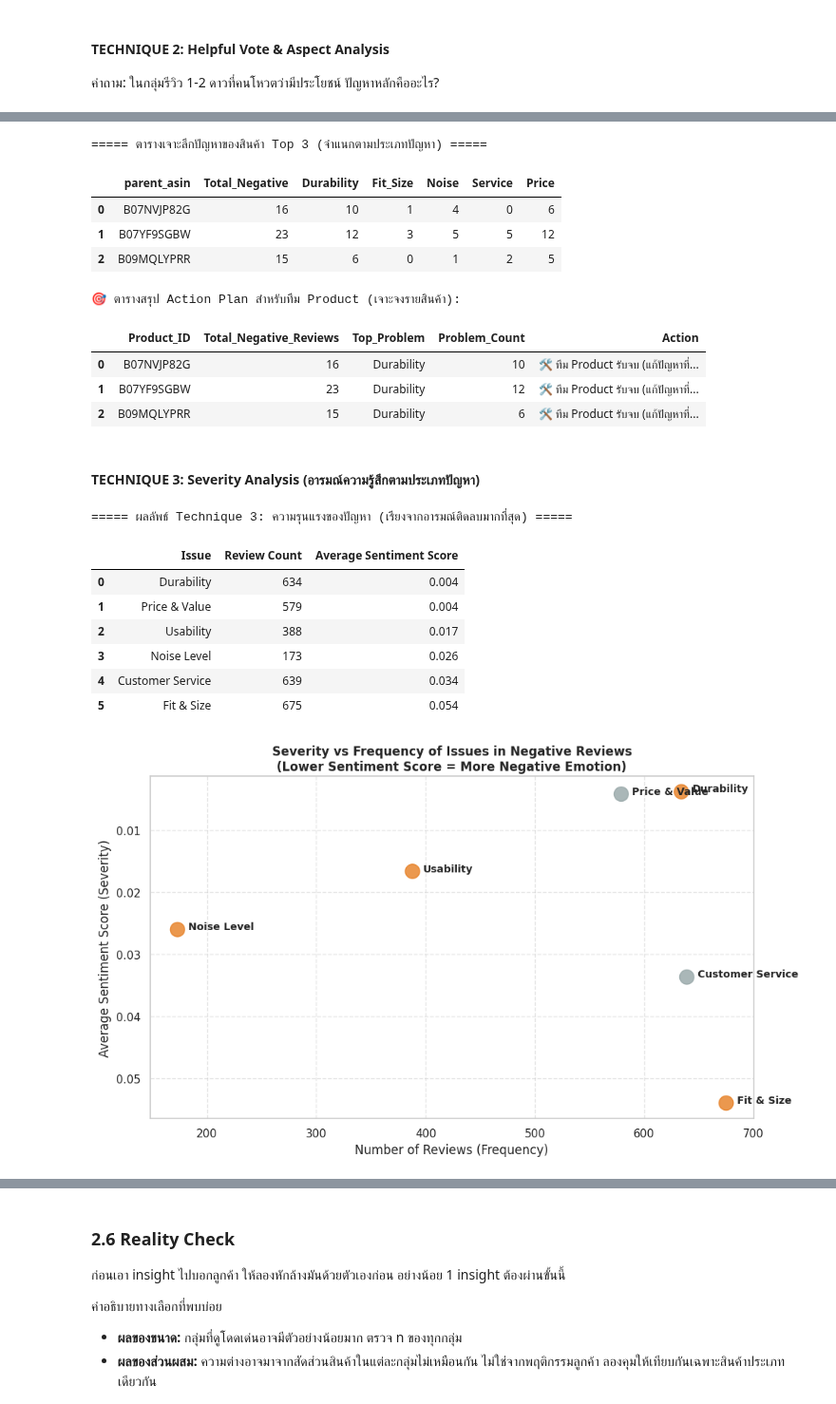
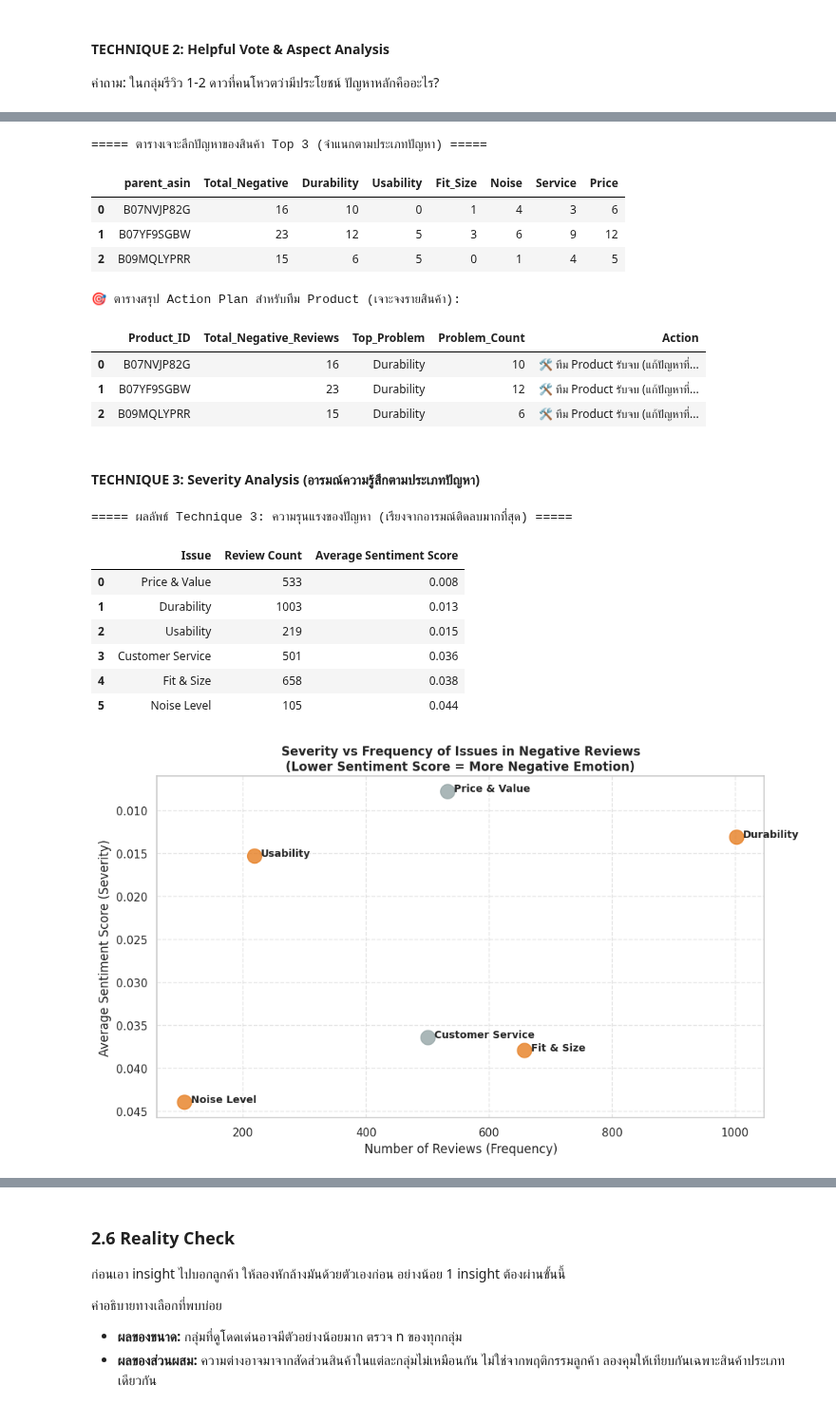
Before and after one commit to doperjerr/Project1-Text_Analytics69, a Jupyter notebook: project1_text_analytics69.ipynb, the cells around one changed output, grey strips where cells are left out. Shown at 95% size. Drawn from its saved outputs; the diff is of its cells as text; code cells hidden in the pictures.

```diff
--- a/project1_text_analytics69.ipynb
+++ b/project1_text_analytics69.ipynb
@@ -765,11 +767,12 @@ df_ngrams = pd.DataFrame({
 print("\n--- ผลลัพธ์จากการทำ N-gram (ใช้เป็นฐานในการตั้งสมมติฐาน) ---")
 display(df_ngrams)
 
-durability_kw = ['stop', 'stopped', 'broken', 'die', 'died', 'burn', 'last', 'work' ,'stopped working', 'didnt work', 'doesnt work', 'quit working','broke','fail','failed','poor quality','break']
-fit_kw = ['fit', 'size', 'wrong', 'small', 'large', 'match','didnt fit', 'doesnt fit', 'does fit']
-service_kw = ['service', 'support', 'contact', 'customer service']
+durability_kw = ['stop', 'stopped', 'broken', 'die', 'died','dead', 'burn', 'last', 'work' ,'stopped working','stop working', 'didnt work', 'doesnt work', 'quit working','broke','fail', 'failure', 'failed','poor quality','break','defctive','malfunction']
+usability_kw = ['difficult', 'hard to use', 'complicated', 'confusing', 'instructions', 'manual', 'install', 'setup']
+fit_kw = ['fit', 'size', 'wrong', 'small', 'large', 'match','didnt fit', 'doesnt fit', 'does fit', 'too small', 'too large', 'tight', 'loose', 'dimension']
+service_kw = ['service', 'support', 'contact', 'customer service', 'return', 'replacement']
 price_value_kw = ['refund', 'money', 'waste', 'waste money', 'expensive', 'price', 'value', 'worth']
-noise_kw = ['noise','noisy','loud','rattle','buzz','vibration','noisiest']
+noise_kw = ['noise','noisy','loud', 'louder', 'rattle','buzz','vibration','noisiest','hum']
 
 def check_aspect(text, keywords):
     words = set(text.split())
@@ -778,6 +781,7 @@ def check_aspect(text, keywords):
     return 0
 
 df_negative['issue_durability'] = df_negative['cleaned_text'].apply(lambda x: check_aspect(x, durability_kw))
+df_negative['issue_usability'] = df_negative['cleaned_text'].apply(lambda x: check_aspect(x, usability_kw))
 df_negative['issue_fit'] = df_negative['cleaned_text'].apply(lambda x: check_aspect(x, fit_kw))
 df_negative['issue_service'] = df_negative['cleaned_text'].apply(lambda x: check_aspect(x, service_kw))
 df_negative['issue_price'] = df_negative['cleaned_text'].apply(lambda x: check_aspect(x, price_value_kw))
@@ -1064,6 +1055,7 @@ product_issue_summary = (
     .agg(
         Total_Negative=('rating', 'count'),
         Durability=('issue_durability', 'sum'),
+        Usability=('issue_usability', 'sum'),
         Fit_Size=('issue_fit', 'sum'),
         Noise=('issue_noise', 'sum'),
         Service=('issue_service', 'sum'),
@@ -1078,7 +1070,7 @@ display(product_issue_summary)
 # ==========================================
 # 4. สร้างข้อสรุป Action Plan เป็น "ตาราง (DataFrame)"
 # ==========================================
-issue_cols = ['Durability', 'Fit_Size', 'Noise', 'Service', 'Price']
+issue_cols = ['Durability', 'Usability', 'Fit_Size', 'Noise', 'Service', 'Price']
 action_plan_data = []
 
 # วนลูปอ่านข้อมูลเพื่อหาปัญหาที่เยอะที่สุดของแต่ละสินค้า
@@ -1091,7 +1083,7 @@ for index, row in product_issue_summary.iterrows():
     max_count = int(row[most_common_issue])
 
     # กำหนด Action ให้สอดคล้องกับหน้าที่ของทีม Product
-    if most_common_issue in ['Durability', 'Fit_Size', 'Noise']:
+    if most_common_issue in ['Durability', 'Usability','Fit_Size', 'Noise']:
         action_text = "🛠️ ทีม Product รับจบ (แก้ปัญหาที่ตัวสินค้า)"
     else:
         action_text = "🤝 ส่งต่อทีมอื่น (ประสาน CS/Pricing)"
@@ -1112,10 +1104,10 @@ print("\n🎯 ตารางสรุป Action Plan สำหรับที
 display(df_action_plan)
 # %% [output]
 ===== ตารางเจาะลึกปัญหาของสินค้า Top 3 (จำแนกตามประเภทปัญหา) =====
-|  | parent_asin | Total_Negative | Durability | Fit_Size | Noise | Service | Price |
-| 0 | B07NVJP82G | 16 | 10 | 1 | 4 | 0 | 6 |
-| 1 | B07YF9SGBW | 23 | 12 | 3 | 5 | 5 | 12 |
-| 2 | B09MQLYPRR | 15 | 6 | 0 | 1 | 2 | 5 |
+|  | parent_asin | Total_Negative | Durability | Usability | Fit_Size | Noise | Service | Price |
+| 0 | B07NVJP82G | 16 | 10 | 0 | 1 | 4 | 3 | 6 |
+| 1 | B07YF9SGBW | 23 | 12 | 5 | 3 | 6 | 9 | 12 |
+| 2 | B09MQLYPRR | 15 | 6 | 5 | 0 | 1 | 4 | 5 |
 🎯 ตารางสรุป Action Plan สำหรับทีม Product (เจาะจงรายสินค้า):
 |  | Product_ID | Total_Negative_Reviews | Top_Problem | Problem_Count | Action |
 | 0 | B07NVJP82G | 16 | Durability | 10 | 🛠️ ทีม Product รับจบ (แก้ปัญหาที่... |
@@ -1124,62 +1116,71 @@ display(df_action_plan)
 # %% [markdown]
 #### TECHNIQUE 3: Severity Analysis (อารมณ์ความรู้สึกตามประเภทปัญหา)
 # %%
-# เพิ่มบรรทัดนี้เพื่อดึง Feature ที่ทำไว้มาใช้งาน
-all_negative['sentiment_score'] = df_negative['sentiment_score']
+# ดึง Feature ที่ทำไว้มาใช้งาน
+df_negative['sentiment_score'] = df_negative['sentiment_score']
 
 severity_result = []
 
-for issue in issue_keywords_updated.keys():
-    col_name = issue.lower().replace(' & ', '_').replace(' ', '_')
+# จับคู่คอลัมน์ที่สร้างไว้จริงในข้อ 2.4 กับชื่อประเด็นที่จะแสดงผล
+column_mapping = {
+    'Durability': 'issue_durability',
+    'Usability': 'issue_usability',
+    'Fit & Size': 'issue_fit',
+    'Noise Level': 'issue_noise',
+    'Customer Service': 'issue_service',
+    'Price & Value': 'issue_price'
+}
 
-    # กรองเฉพาะรีวิวที่มีปัญหานั้นๆ
-    df_issue = all_negative[all_negative[col_name] == 1]
+for display_name, col_name in column_mapping.items():
+    if col_name in df_negative.columns:
+        df_issue = df_negative[df_negative[col_name] == 1]
 
-    if len(df_issue) > 0:
-        mean_sentiment = df_issue['sentiment_score'].mean()
-        count_issue = len(df_issue)
+        if len(df_issue) > 0:
+            mean_sentiment = df_issue['sentiment_score'].mean()
+            count_issue = len(df_issue)
 
-        severity_result.append({
-            'Issue': issue,
-            'Review Count': count_issue,
-            'Average Sentiment Score': mean_sentiment
-        })
+            severity_result.append({
+                'Issue': display_name,
+                'Review Count': count_issue,
+                'Average Sentiment Score': mean_sentiment
+            })
 
 df_severity = pd.DataFrame(severity_result).sort_values('Average Sentiment Score', ascending=True).reset_index(drop=True)
 
 print("\n===== ผลลัพธ์ Technique 3: ความรุนแรงของปัญหา (เรียงจากอารมณ์ติดลบมากที่สุด) =====")
 display(df_severity.style.format({
     'Average Sentiment Score': '{:.3f}'
 }))
 
 # สร้าง Scatter Plot เพื่อเทียบ ความถี่ (แกน X) vs ความโกรธ (แกน Y)
 plt.figure(figsize=(10, 6))
 
+# ใช้สีส้ม (#E67E22) สำหรับประเด็นที่ Product Team ต้องแก้ และสีเทา (#95A5A6) สำหรับประเด็นอื่นๆ
 plt.scatter(df_severity['Review Count'], df_severity['Average Sentiment Score'],
             color=['#E67E22' if i in ['Durability', 'Fit & Size', 'Noise Level', 'Usability'] else '#95A5A6' for i in df_severity['Issue']],
             s=200, alpha=0.8)
 
 for i, row in df_severity.iterrows():
     plt.text(row['Review Count'] + 10, row['Average Sentiment Score'], row['Issue'],
              fontsize=10, fontweight='bold')
 
 plt.title('Severity vs Frequency of Issues in Negative Reviews\n(Lower Sentiment Score = More Negative Emotion)', fontweight='bold')
 plt.xlabel('Number of Reviews (Frequency)')
 plt.ylabel('Average Sentiment Score (Severity)')
 plt.gca().invert_yaxis()
 plt.grid(True, linestyle='--', alpha=0.5)
 plt.tight_layout()
 plt.show()
 # %% [output]
 ===== ผลลัพธ์ Technique 3: ความรุนแรงของปัญหา (เรียงจากอารมณ์ติดลบมากที่สุด) =====
 |  | Issue | Review Count | Average Sentiment Score |
-| 0 | Durability | 634 | 0.004 |
-| 1 | Price & Value | 579 | 0.004 |
-| 2 | Usability | 388 | 0.017 |
-| 3 | Noise Level | 173 | 0.026 |
-| 4 | Customer Service | 639 | 0.034 |
-| 5 | Fit & Size | 675 | 0.054 |
+| 0 | Price & Value | 533 | 0.008 |
+| 1 | Durability | 1003 | 0.013 |
+| 2 | Usability | 219 | 0.015 |
+| 3 | Customer Service | 501 | 0.036 |
+| 4 | Fit & Size | 658 | 0.038 |
+| 5 | Noise Level | 105 | 0.044 |
-[figure, old version]
+[figure, new version]
 # %% [markdown]
 **🎯 สรุปผลวิเคราะห์เชิงลึก: ความรุนแรงของปัญหา (Severity vs Frequency)**
 
```
Also changed, not shown: parts of 53 cells of this notebook.
